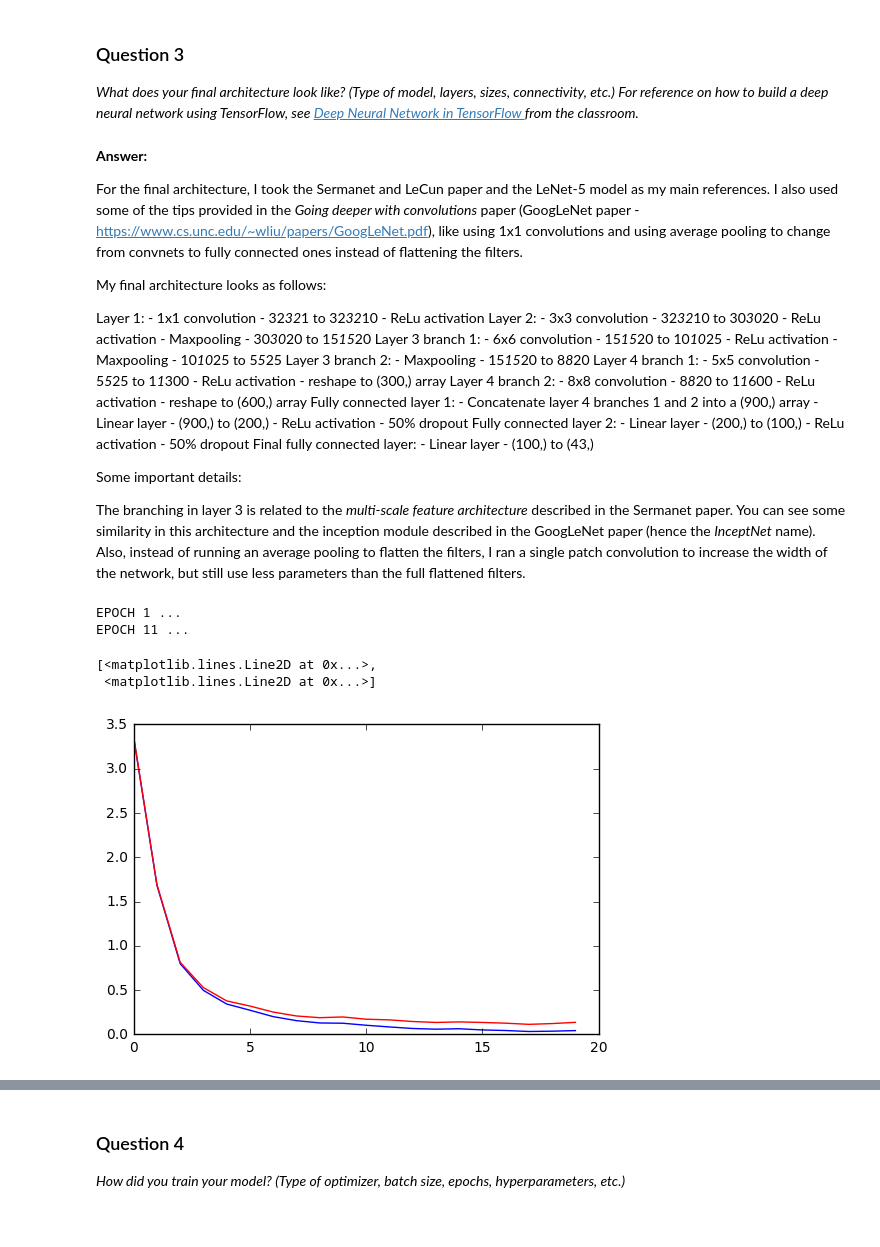
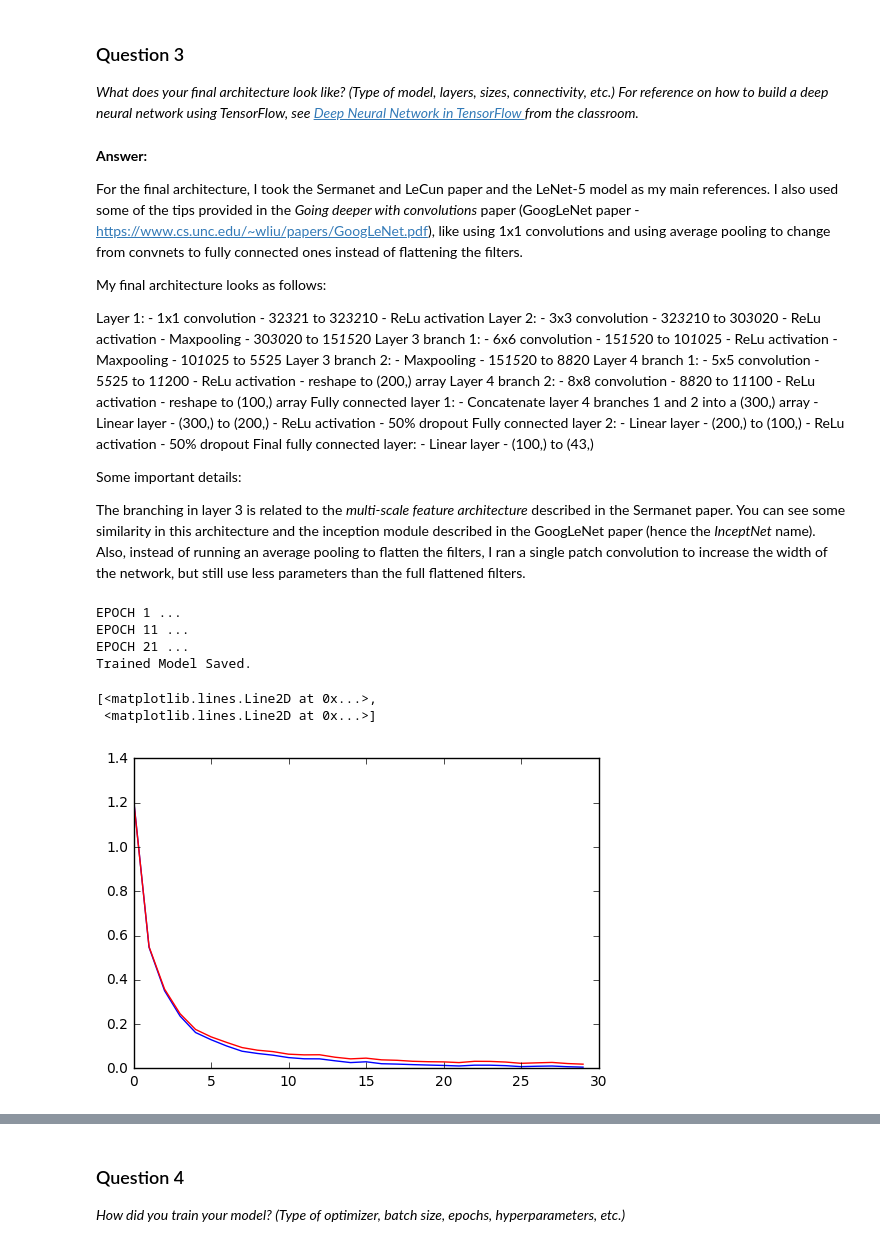
Before and after one commit to apereiral/CarND-Traffic-Sign-Classifier-Project, a Jupyter notebook: Traffic_Sign_Classifier.ipynb, the cells around one changed output, grey strips where cells are left out. Saved outputs shown, nothing was run; the diff lists cells and outputs as text; code cells hidden in the pictures.

Commit message:
add trained model from aws

```diff
--- a/Traffic_Sign_Classifier.ipynb
+++ b/Traffic_Sign_Classifier.ipynb
@@ -287,10 +287,4 @@ else:
         raise
 # %% [output]
 File already exists. Skipping pickling...
-# %%
-break
-from sklearn.model_selection import train_test_split
-
-X_train_subset, X_val_subset, y_train_subset, y_val_subset = train_test_split(
-    X_train, y_train, test_size=0.3)
 # %%
@@ -472,16 +435,16 @@ Layer 3 branch 1:
 Layer 3 branch 2:
     - Maxpooling - 15*15*20 to 8*8*20
 Layer 4 branch 1:
-    - 5x5 convolution - 5*5*25 to 1*1*300
+    - 5x5 convolution - 5*5*25 to 1*1*200
     - ReLu activation
-    - reshape to (300,) array
+    - reshape to (200,) array
 Layer 4 branch 2:
-    - 8x8 convolution - 8*8*20 to 1*1*600
+    - 8x8 convolution - 8*8*20 to 1*1*100
     - ReLu activation
-    - reshape to (600,) array
+    - reshape to (100,) array
 Fully connected layer 1:
-    - Concatenate layer 4 branches 1 and 2 into a (900,) array
-    - Linear layer - (900,) to (200,)
+    - Concatenate layer 4 branches 1 and 2 into a (300,) array
+    - Linear layer - (300,) to (200,)
     - ReLu activation
     - 50% dropout
 Fully connected layer 2:
@@ -498,20 +461,18 @@ The branching in layer 3 is related to the *multi-scale feature architecture* de
 ### Train your model here.
 ### Feel free to use as many code cells as needed.
 
-EPOCHS = 20
+EPOCHS = 30
 BATCH_SIZE = 100
 
 mu = 0
 sigma = 0.1
 
 layer_width = {
-    'layer_1': 4,
-    'layer_2': 8,
-    'layer_3': 16,
-    'layer_3_2': 16,
+    'layer_1': 10,
+    'layer_2': 20,
+    'layer_3': 25,
     'flatten_1': 150,
-    'flatten_2': 50,
-    'flatten_3': 100,
+    'flatten_2': 150,
     'fully_connected_1': 200,
     'fully_connected_2': 100 }
 
@@ -521,15 +482,11 @@ weights = {
     'layer_2': tf.Variable(tf.truncated_normal(
             shape=(3, 3, layer_width['layer_1'], layer_width['layer_2']), mean=mu, stddev=sigma)),
     'layer_3': tf.Variable(tf.truncated_normal(
-            shape=(3, 3, layer_width['layer_2'], layer_width['layer_3']), mean=mu, stddev=sigma)),
-    'layer_3_2': tf.Variable(tf.truncated_normal(
-            shape=(4, 4, layer_width['layer_3'], layer_width['layer_3_2']), mean=mu, stddev=sigma)),
+            shape=(6, 6, layer_width['layer_2'], layer_width['layer_3']), mean=mu, stddev=sigma)),
     'flatten_1': tf.Variable(tf.truncated_normal(
             shape=(5, 5, layer_width['layer_3'], layer_width['flatten_1']), mean=mu, stddev=sigma)),
     'flatten_2': tf.Variable(tf.truncated_normal(
             shape=(8, 8, layer_width['layer_2'], layer_width['flatten_2']), mean=mu, stddev=sigma)),
-    'flatten_3': tf.Variable(tf.truncated_normal(
-            shape=(7, 7, layer_width['layer_3'], layer_width['flatten_3']), mean=mu, stddev=sigma)),
     'fully_connected_1': tf.Variable(tf.truncated_normal(
             shape=(300, layer_width['fully_connected_1']), mean=mu, stddev=sigma)),
     'fully_connected_2': tf.Variable(tf.truncated_normal(
@@ -541,10 +498,8 @@ biases = {
     'layer_1': tf.Variable(tf.zeros(layer_width['layer_1'])),
     'layer_2': tf.Variable(tf.zeros(layer_width['layer_2'])),
     'layer_3': tf.Variable(tf.zeros(layer_width['layer_3'])),
-    'layer_3_2': tf.Variable(tf.zeros(layer_width['layer_3_2'])),
     'flatten_1': tf.Variable(tf.zeros(layer_width['flatten_1'])),
     'flatten_2': tf.Variable(tf.zeros(layer_width['flatten_2'])),
-    'flatten_3': tf.Variable(tf.zeros(layer_width['flatten_3'])),
     'fully_connected_1': tf.Variable(tf.zeros(layer_width['fully_connected_1'])),
     'fully_connected_2': tf.Variable(tf.zeros(layer_width['fully_connected_2'])),
     'out': tf.Variable(tf.zeros(n_classes)) }
@@ -557,7 +512,7 @@ one_hot_y = tf.one_hot(y, n_classes)
 logits = InceptNet(x, weights, biases)
 
 loss_op = tf.reduce_mean(tf.nn.softmax_cross_entropy_with_logits(logits, one_hot_y))
-opt = tf.train.AdamOptimizer(learning_rate=0.001,epsilon=0.0001)
+opt = tf.train.AdamOptimizer(learning_rate=0.0005, epsilon=0.001)
 train_op = opt.minimize(loss_op)
 correct_prediction = tf.equal(tf.argmax(logits, 1), tf.argmax(one_hot_y, 1))
 accuracy_op = tf.reduce_mean(tf.cast(correct_prediction, tf.float32))
@@ -580,37 +535,46 @@ train_acc_hist = np.zeros(EPOCHS)
 val_loss_hist = np.zeros(EPOCHS)
 val_acc_hist = np.zeros(EPOCHS)
 # %%
+saver = tf.train.Saver()
+
 with tf.Session() as sess:
     sess.run(tf.global_variables_initializer())
 
     # Train model
     for i in range(EPOCHS):
 
-        X_train, y_train = shuffle(X_train_subset, y_train_subset)
+        #X_train, y_train = shuffle(X_train_subset, y_train_subset)
         num_examples = X_train.shape[0]
 
         for offset in range(0, num_examples, BATCH_SIZE):
             end = offset + BATCH_SIZE
             batch_x, batch_y = X_train[offset:end], y_train[offset:end]
             sess.run(train_op, feed_dict={x: batch_x, y: batch_y, keep_prob: 0.5})
 
         if i%10 == 0:
             print("EPOCH {} ...".format(i+1))
         train_loss, train_acc = evaluate(X_train, y_train)
         train_loss_hist[i] = train_loss
         train_acc_hist[i] = train_acc
         #print("Train loss = {:.3f}".format(train_loss))
         #print("Train accuracy = {:.3f}".format(train_acc))
-        val_loss, val_acc = evaluate(X_val_subset, y_val_subset)
+        val_loss, val_acc = evaluate(X_val, y_val)
         val_loss_hist[i] = val_loss
         val_acc_hist[i] = val_acc
         #print("Validation loss = {:.3f}".format(val_loss))
         #print("Validation accuracy = {:.3f}".format(val_acc))
         #print()
+
+    # Save the model
+    saver.save(sess, os.path.join(os.getcwd(), 'train_model_aws'))
+    print('Trained Model Saved.\n')
+
 plt.plot(train_loss_hist, 'b', val_loss_hist, 'r')
 # %% [output]
 EPOCH 1 ...
 EPOCH 11 ...
+EPOCH 21 ...
+Trained Model Saved.
 [<matplotlib.lines.Line2D at 0x...>,
  <matplotlib.lines.Line2D at 0x...>]
-[figure, old version]
+[figure, new version]
```
Also changed, not shown: parts of 7 cells of this notebook, 3 other files.
